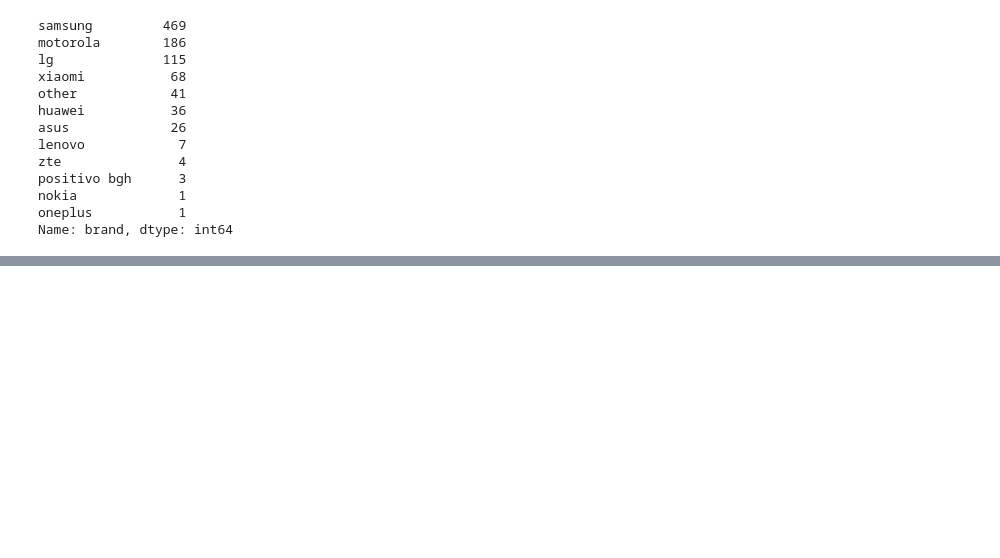
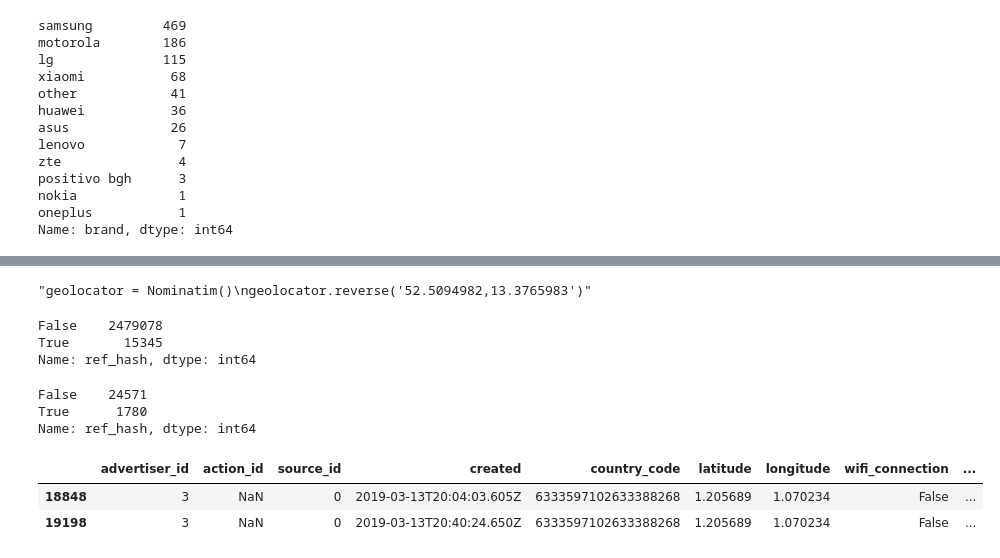
Before and after one commit to MartinRosasSommer/Datos2019, a Jupyter notebook: Analisis 1.ipynb, the cells around one changed output, grey strips where cells are left out. Drawn from its saved outputs; the diff is of its cells as text; code cells hidden in the pictures; blank space fills up the shorter version.

```diff
--- a/Analisis 1.ipynb
+++ b/Analisis 1.ipynb
@@ -359,0 +390,5 @@ Name: brand, dtype: int64
+# %%
+"""geolocator = Nominatim()
+geolocator.reverse('52.5094982,13.3765983')"""
+# %% [output]
+"geolocator = Nominatim()\ngeolocator.reverse('52.5094982,13.3765983')"
@@ -359,0 +400,12 @@ Name: brand, dtype: int64
+# %%
+events["ref_hash"].isin(clicks["ref_hash"]).value_counts()
+# %% [output]
+False    2479078
+True       15345
+Name: ref_hash, dtype: int64
+# %%
+clicks["ref_hash"].isin(events["ref_hash"]).value_counts()
+# %% [output]
+False    24571
+True      1780
+Name: ref_hash, dtype: int64
@@ -359,0 +414,7 @@ Name: brand, dtype: int64
+# %%
+
+clicks[clicks["ref_hash"]==71063745129569882]
+# %% [output]
+|  | advertiser_id | action_id | source_id | created | country_code | latitude | longitude | wifi_connection | ... |
+| 18848 | 3 | NaN | 0 | 2019-03-13T20:04:03.605Z | 6333597102633388268 | 1.205689 | 1.070234 | False | ... |
+| 19198 | 3 | NaN | 0 | 2019-03-13T20:40:24.650Z | 6333597102633388268 | 1.205689 | 1.070234 | False | ... |
```
Also changed, not shown: parts of 24 cells of this notebook.
